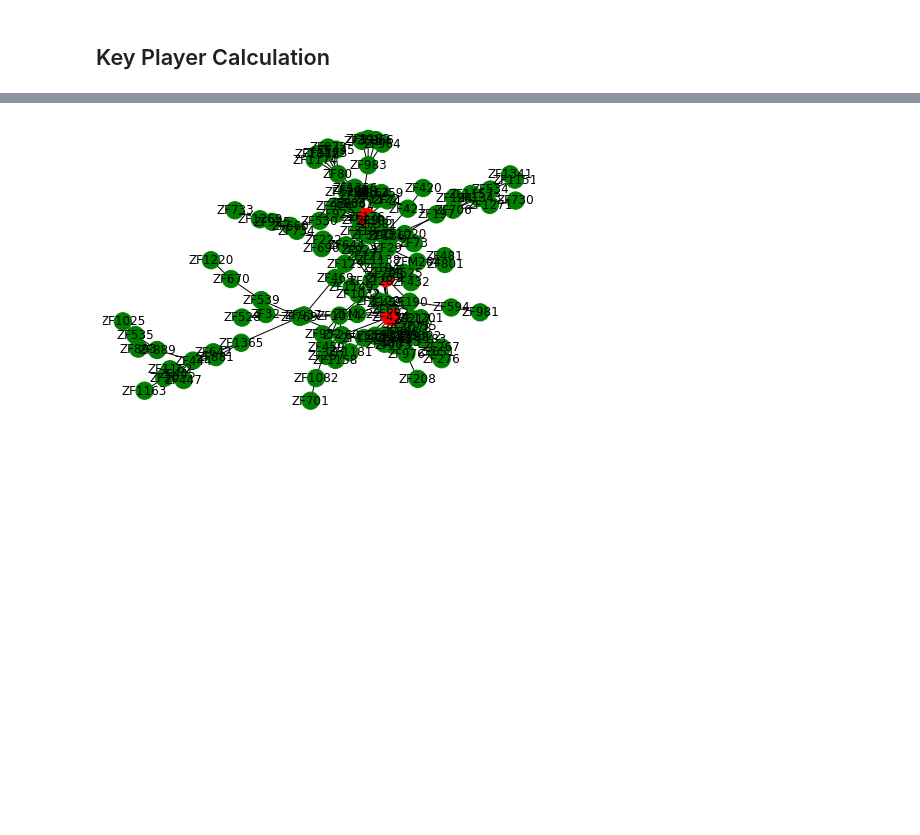
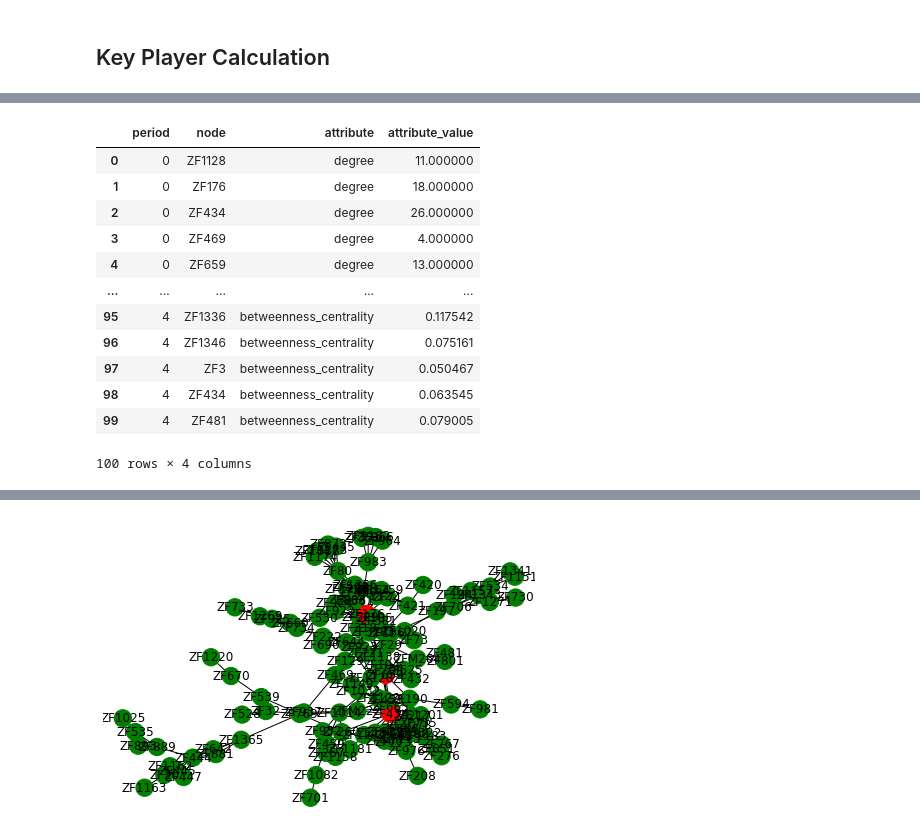
Before and after one commit to powerd4/SNA_project, a Jupyter notebook: notebooks/key_players.ipynb, the cells around one changed output, grey strips where cells are left out. Drawn from its saved outputs; the diff is of its cells as text; code cells hidden in the pictures; blank space fills up the shorter version.

```diff
--- a/notebooks/key_players.ipynb
+++ b/notebooks/key_players.ipynb
@@ -262,0 +394,16 @@ sub_outputs
+# %%
+key_players_atts_long
+# %% [output]
+|  | period | node | attribute | attribute_value |
+| 0 | 0 | ZF1128 | degree | 11.000000 |
+| 1 | 0 | ZF176 | degree | 18.000000 |
+| 2 | 0 | ZF434 | degree | 26.000000 |
+| 3 | 0 | ZF469 | degree | 4.000000 |
+| 4 | 0 | ZF659 | degree | 13.000000 |
+| ... | ... | ... | ... | ... |
+| 95 | 4 | ZF1336 | betweenness_centrality | 0.117542 |
+| 96 | 4 | ZF1346 | betweenness_centrality | 0.075161 |
+| 97 | 4 | ZF3 | betweenness_centrality | 0.050467 |
+| 98 | 4 | ZF434 | betweenness_centrality | 0.063545 |
+| 99 | 4 | ZF481 | betweenness_centrality | 0.079005 |
+100 rows × 4 columns
```
Also changed, not shown: parts of 19 cells of this notebook.
